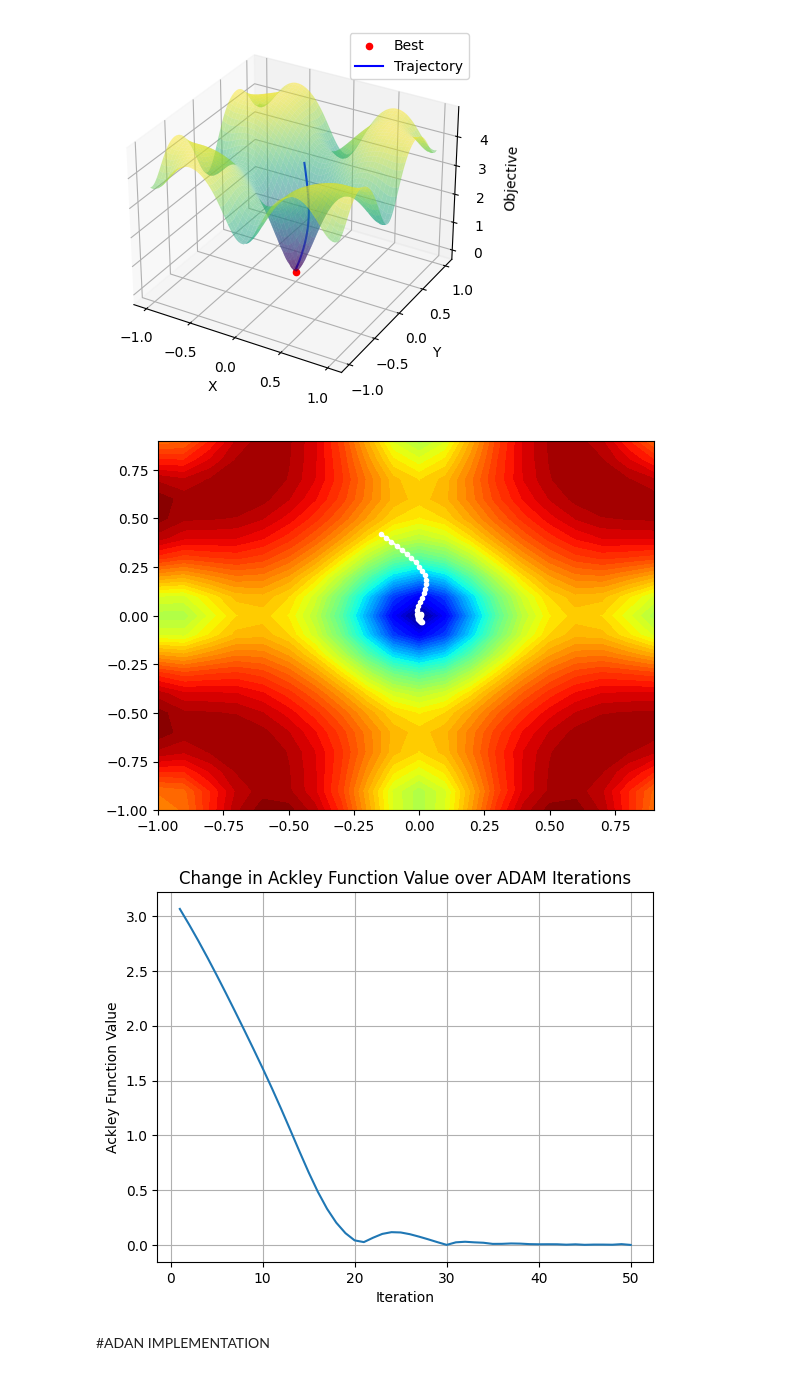
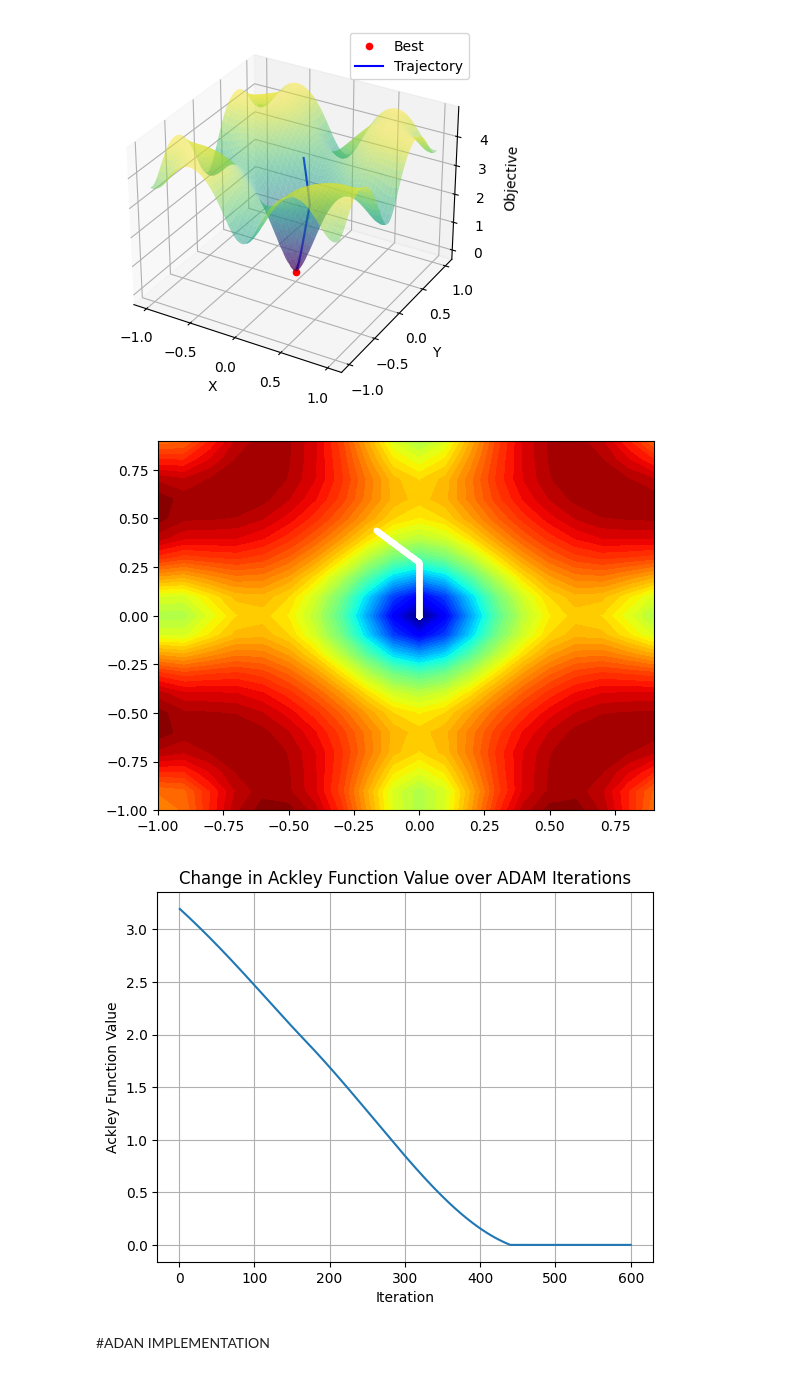
Before and after one commit to ShreyaGarg01/ADAN, a Jupyter notebook: test.ipynb, the cells around one changed output. Cells and saved outputs as stored; diff of their text form; code cells hidden in the pictures.

```diff
--- a/test.ipynb
+++ b/test.ipynb
@@ -112,13 +112,13 @@ seed(1)
 # define range for input
 bounds = asarray([[-1.0, 1.0], [-1.0, 1.0]])
 # define the total iterations
-n_iter = 60
+n_iter = 600
 # steps size
-alpha = 0.02
+alpha = 1e-3
 # factor for average gradient
-beta1 = 0.8
+beta1 = 0.01
 # factor for average squared gradient
-beta2 = 0.999
+beta2 = 0.02
 # perform the gradient descent search with adam
 best, scores, solutions = adam(objective, derivative, bounds, n_iter, alpha, beta1, beta2)
 # %% [output]
@@ -199,18 +199,18 @@ pyplot.plot(solutions[:, 0], solutions[:, 1], '.-', color='w')
 # show the plot
 pyplot.show()
 # %% [output]
-[figure, old version]
+[figure, new version]
 # %%
 vals = []
-for i in range(50):
+for i in range(600):
     vals.append(objective(solutions[i][0], solutions[i][1]))
-plt.plot(range(1, 51), vals)
+plt.plot(range(1, 601), vals)
 plt.xlabel("Iteration")
 plt.ylabel("Ackley Function Value")
 plt.title("Change in Ackley Function Value over ADAM Iterations")
 plt.grid(True)
 # %% [output]
-[figure, old version]
+[figure, new version]
 # %% [markdown]
 #ADAN IMPLEMENTATION
 # %%
```
Also changed, not shown: parts of 7 cells of this notebook.
